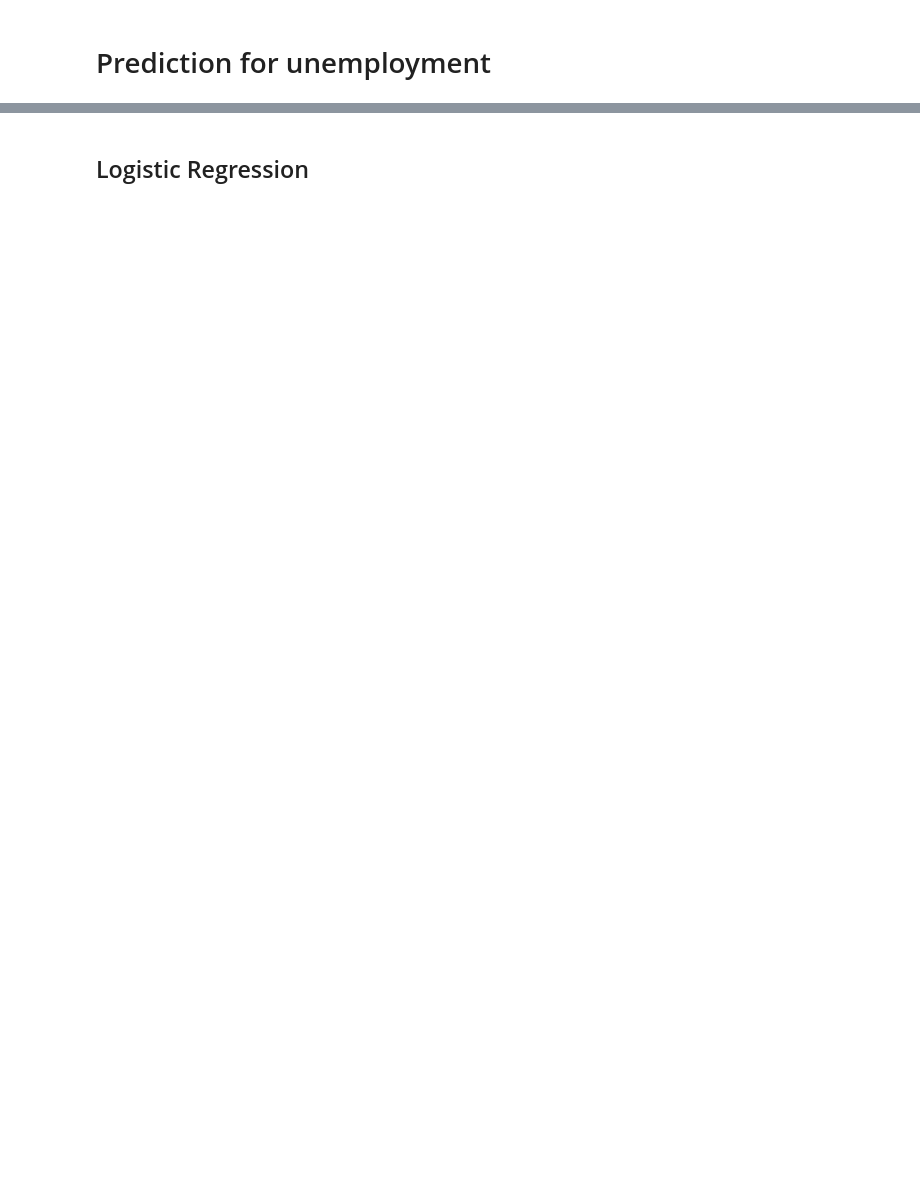
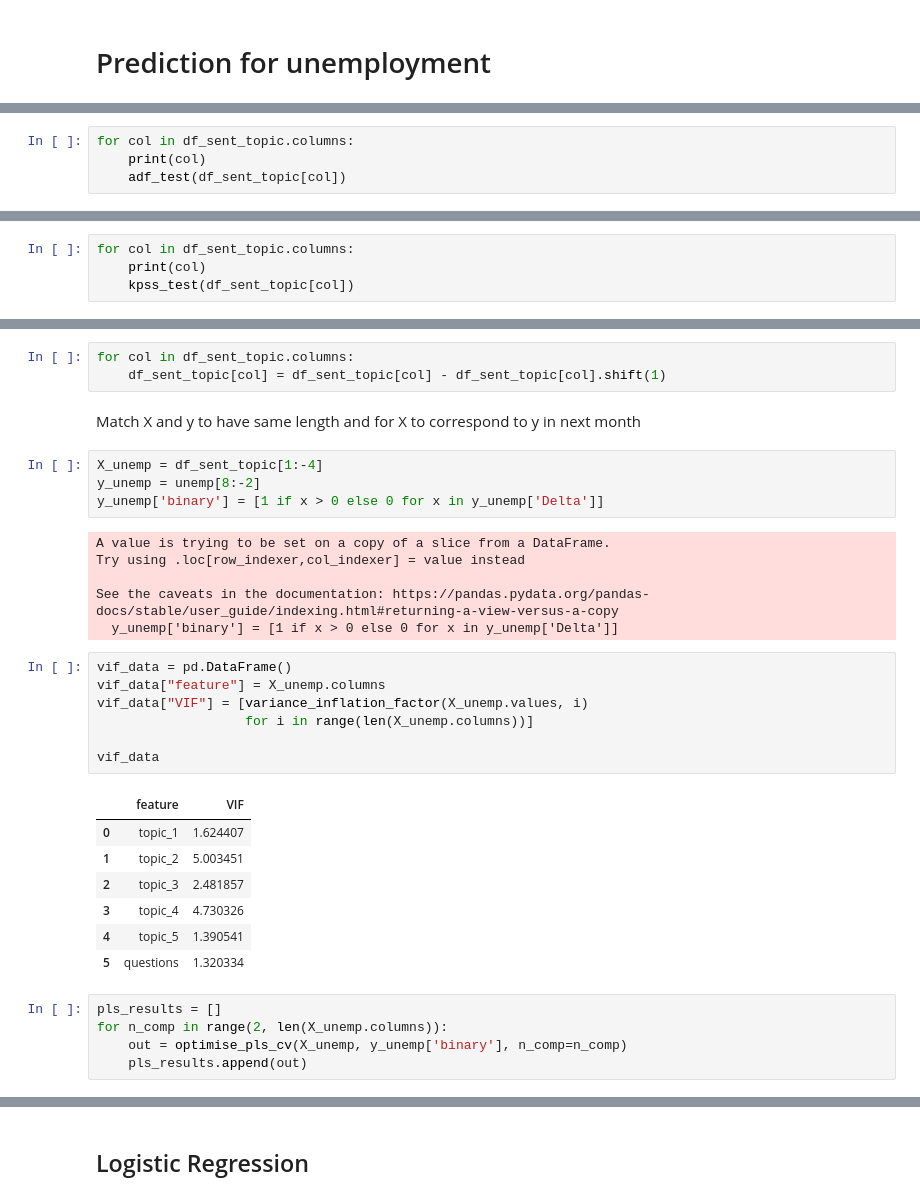
Before and after one commit to tama-biro/capstone_22, a Jupyter notebook: notebooks/predictive_modeling.ipynb, the cells around one changed output, grey strips where cells are left out. Saved outputs shown, nothing was run; the diff lists cells and outputs as text; blank space fills up the shorter version.

```diff
--- a/notebooks/predictive_modeling.ipynb
+++ b/notebooks/predictive_modeling.ipynb
@@ -33,0 +81,4 @@ X_data = pd.read_csv('../dataset/df_sent_topic.csv')
+# %%
+for col in df_sent_topic.columns:
+    print(col)
+    adf_test(df_sent_topic[col])
@@ -33,0 +97,4 @@ X_data = pd.read_csv('../dataset/df_sent_topic.csv')
+# %%
+for col in df_sent_topic.columns:
+    print(col)
+    kpss_test(df_sent_topic[col])
@@ -33,0 +120,35 @@ X_data = pd.read_csv('../dataset/df_sent_topic.csv')
+# %%
+for col in df_sent_topic.columns:
+    df_sent_topic[col] = df_sent_topic[col] - df_sent_topic[col].shift(1)
+# %% [markdown]
+Match X and y to have same length and for X to correspond to y in next month
+# %%
+X_unemp = df_sent_topic[1:-4]
+y_unemp = unemp[8:-2]
+y_unemp['binary'] = [1 if x > 0 else 0 for x in y_unemp['Delta']]
+# %% [output]
+A value is trying to be set on a copy of a slice from a DataFrame.
+Try using .loc[row_indexer,col_indexer] = value instead
+
+See the caveats in the documentation: https://pandas.pydata.org/pandas-docs/stable/user_guide/indexing.html#returning-a-view-versus-a-copy
+  y_unemp['binary'] = [1 if x > 0 else 0 for x in y_unemp['Delta']]
+# %%
+vif_data = pd.DataFrame()
+vif_data["feature"] = X_unemp.columns
+vif_data["VIF"] = [variance_inflation_factor(X_unemp.values, i)
+                   for i in range(len(X_unemp.columns))]
+
+vif_data
+# %% [output]
+|  | feature | VIF |
+| 0 | topic_1 | 1.624407 |
+| 1 | topic_2 | 5.003451 |
+| 2 | topic_3 | 2.481857 |
+| 3 | topic_4 | 4.730326 |
+| 4 | topic_5 | 1.390541 |
+| 5 | questions | 1.320334 |
+# %%
+pls_results = []
+for n_comp in range(2, len(X_unemp.columns)):
+    out = optimise_pls_cv(X_unemp, y_unemp['binary'], n_comp=n_comp)
+    pls_results.append(out)
```
Also changed, not shown: parts of 70 cells of this notebook, 7 other files.
